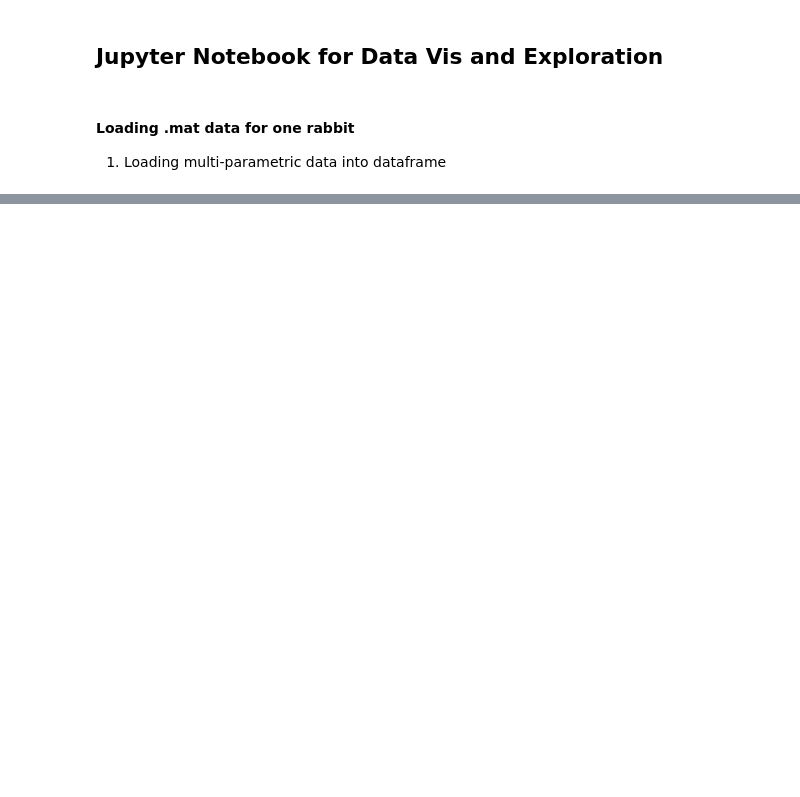
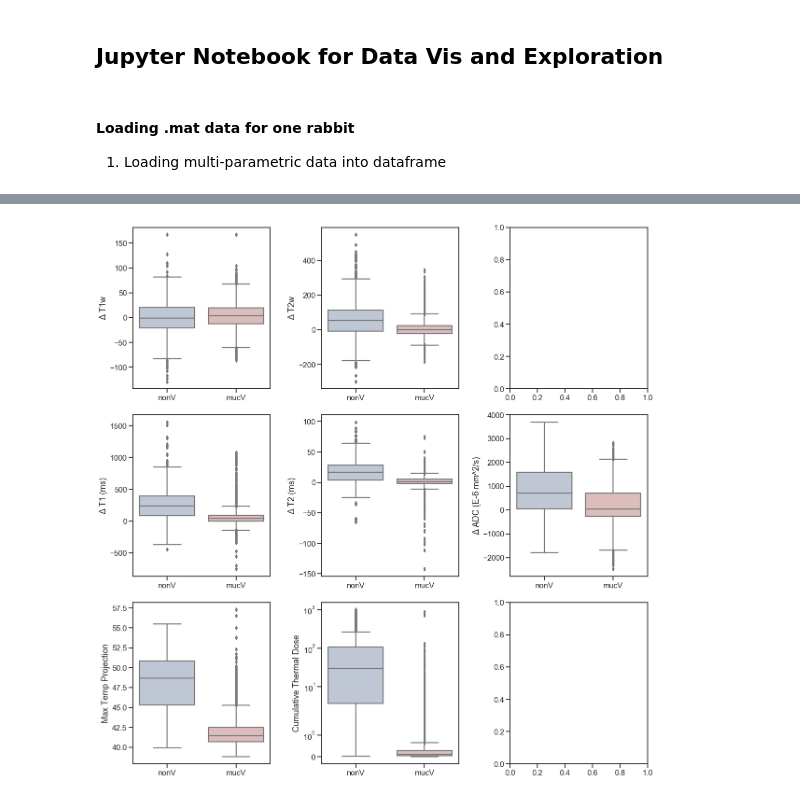
Before and after one commit to sarajohns19/mp-MRI-Analysis, a Jupyter notebook: Vis and Exploration.ipynb, the cells around one changed output, grey strips where cells are left out. Cells and saved outputs as stored; diff of their text form; code cells hidden in the pictures; blank space fills up the shorter version.

```diff
--- a/Vis and Exploration.ipynb
+++ b/Vis and Exploration.ipynb
@@ -189,0 +247,40 @@ None
+# %%
+dfDiff['Seg2'] = rdatGHR['Seg2']
+dfDiff = dfDiff[dfDiff['Seg2'] != 'bndV']
+grps = 'Seg2'
+odr = ['nonV','mucV']
+
+f, axes = plt.subplots(3,3,figsize=(17,17), sharex=False)
+#sns.set(style='ticks',rc={'figure.figsize':(5,5)})
+sns.set_context('talk')
+sns.boxplot(x=grps,y='Diff_T1w',data=dfDiff,palette='vlag',order=odr ,ax=axes[0,0])
+axes[0,0].set_xlabel("")
+axes[0,0].set_ylabel('Δ T1w')
+
+sns.boxplot(x=grps,y='Diff_T2w',data=dfDiff,palette='vlag',order=odr,ax=axes[0,1])
+axes[0,1].set_xlabel("")
+axes[0,1].set_ylabel('Δ T2w')
+
+sns.boxplot(x=grps,y='Diff_T1',data=dfDiff,palette='vlag',order=odr,ax=axes[1,0])
+axes[1,0].set_xlabel("")
+axes[1,0].set_ylabel('Δ T1 (ms)')
+
+sns.boxplot(x=grps,y='Diff_T2',data=dfDiff,palette='vlag',order=odr,ax=axes[1,1])
+axes[1,1].set_xlabel("")
+axes[1,1].set_ylabel('Δ T2 (ms)')
+
+sns.boxplot(x=grps,y='Diff_ADC',data=dfDiff,palette='vlag',order=odr,ax=axes[1,2])
+axes[1,2].set_xlabel("")
+axes[1,2].set_ylabel('Δ ADC (E-6 mm^2/s)')
+
+sns.boxplot(x=grps,y='MTP',data=dfDiff,palette='vlag',order=odr,ax=axes[2,0])
+axes[2,0].set_xlabel("")
+axes[2,0].set_ylabel('Max Temp Projection')
+
+sns.boxplot(x=grps,y='CTD',data=dfDiff,palette='vlag',order=odr,ax=axes[2,1])
+axes[2,1].set_xlabel("")
+axes[2,1].set_ylabel('Cumulative Thermal Dose')
+axes[2,1].set_yscale('symlog')
+plt.tight_layout()
+# %% [output]
+[figure, added]
```
Also changed, not shown: parts of 10 cells of this notebook, 6 other files.
